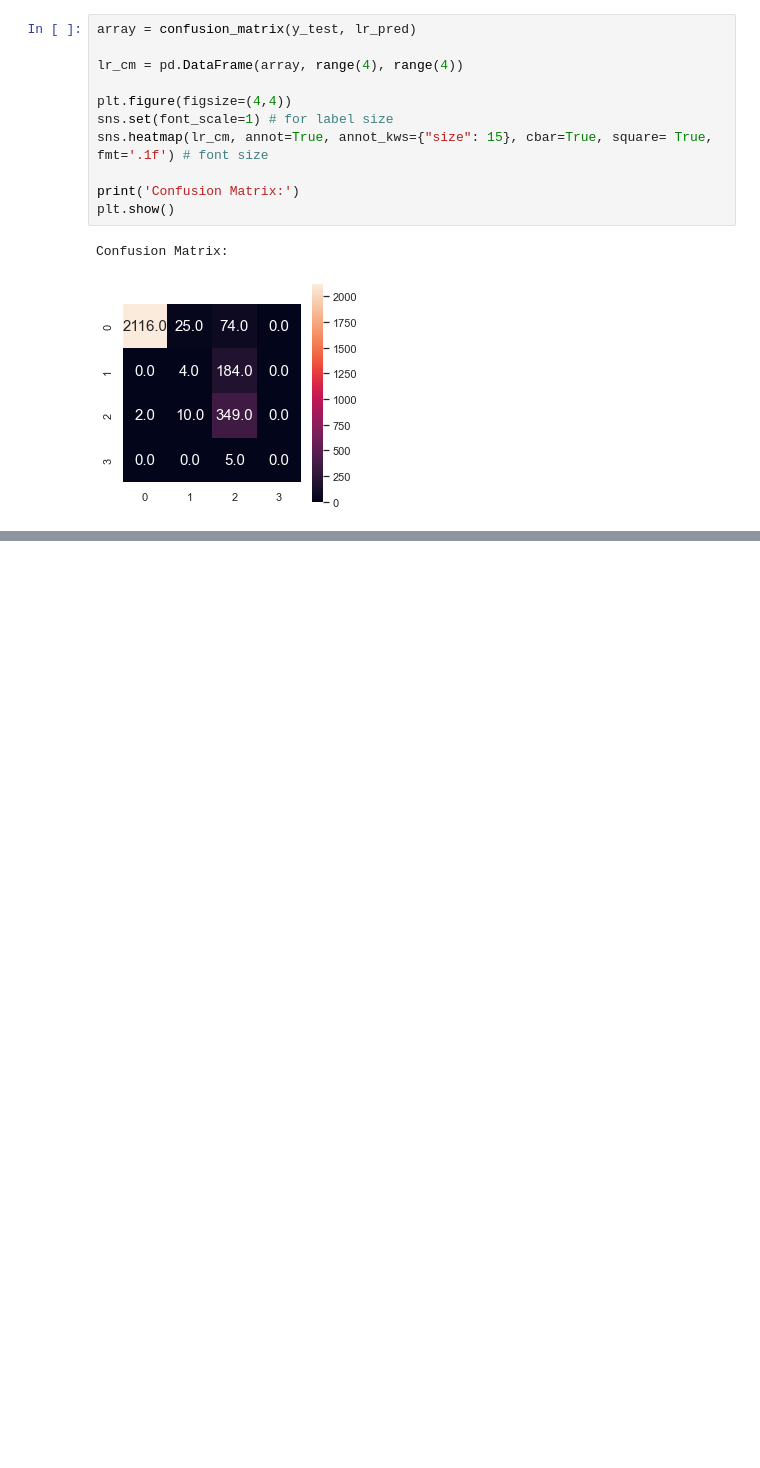
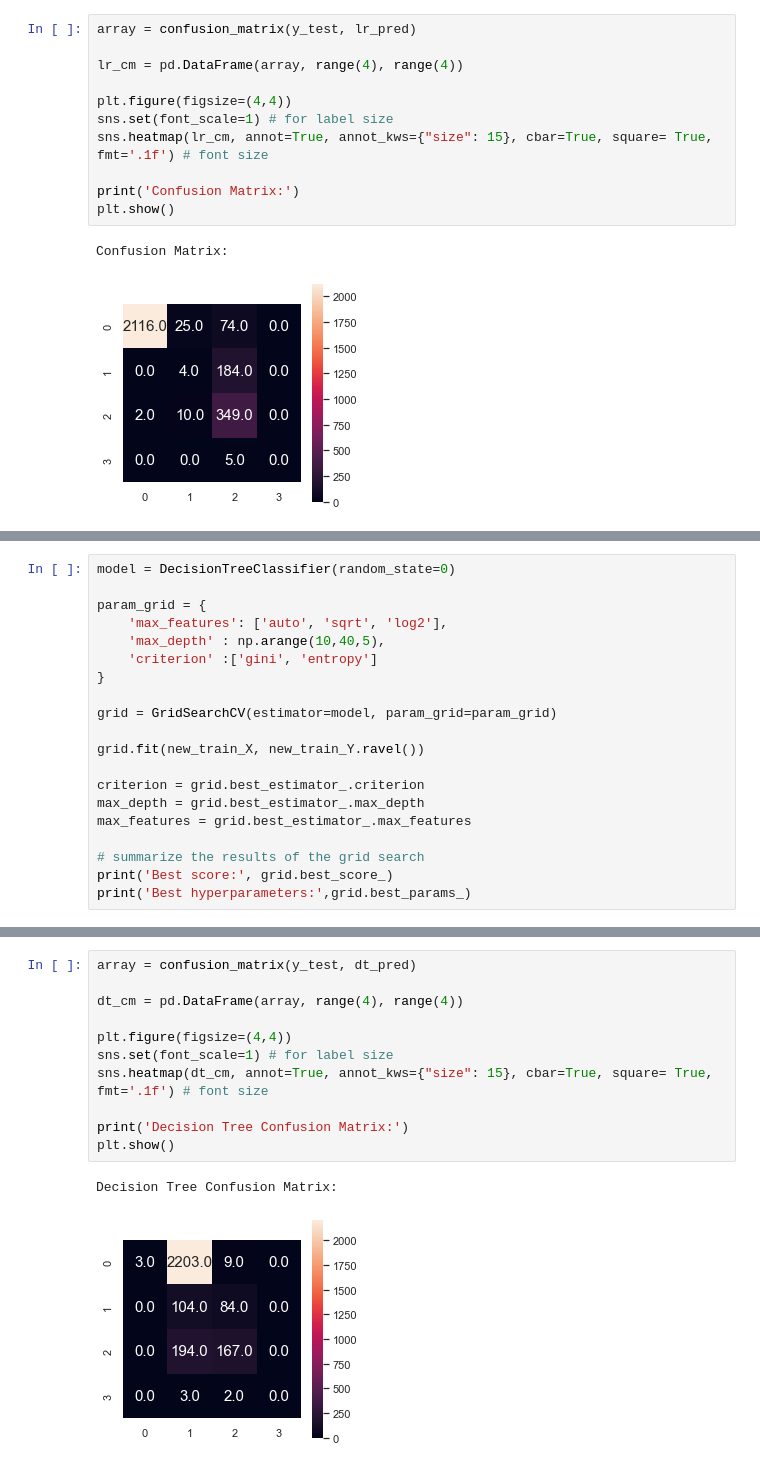
Before and after one commit to Anran0716/musa650-final, a Jupyter notebook: script/8_gan_new_large_data2.ipynb, the cells around one changed output, grey strips where cells are left out. Drawn from its saved outputs; the diff is of its cells as text; blank space fills up the shorter version.

```diff
--- a/script/8_gan_new_large_data2.ipynb
+++ b/script/8_gan_new_large_data2.ipynb
@@ -493,0 +524,20 @@ Confusion Matrix:
+# %%
+model = DecisionTreeClassifier(random_state=0)
+
+param_grid = {
+    'max_features': ['auto', 'sqrt', 'log2'],
+    'max_depth' : np.arange(10,40,5),
+    'criterion' :['gini', 'entropy']
+}
+
+grid = GridSearchCV(estimator=model, param_grid=param_grid)
+
+grid.fit(new_train_X, new_train_Y.ravel())
+
+criterion = grid.best_estimator_.criterion
+max_depth = grid.best_estimator_.max_depth
+max_features = grid.best_estimator_.max_features
+
+# summarize the results of the grid search
+print('Best score:', grid.best_score_)
+print('Best hyperparameters:',grid.best_params_)
@@ -493,0 +584,14 @@ Confusion Matrix:
+# %%
+array = confusion_matrix(y_test, dt_pred)
+
+dt_cm = pd.DataFrame(array, range(4), range(4))
+
+plt.figure(figsize=(4,4))
+sns.set(font_scale=1) # for label size
+sns.heatmap(dt_cm, annot=True, annot_kws={"size": 15}, cbar=True, square= True, fmt='.1f') # font size
+
+print('Decision Tree Confusion Matrix:')
+plt.show()
+# %% [output]
+Decision Tree Confusion Matrix:
+[figure, added]
```
Also changed, not shown: parts of 7 cells of this notebook, 1 other file.
